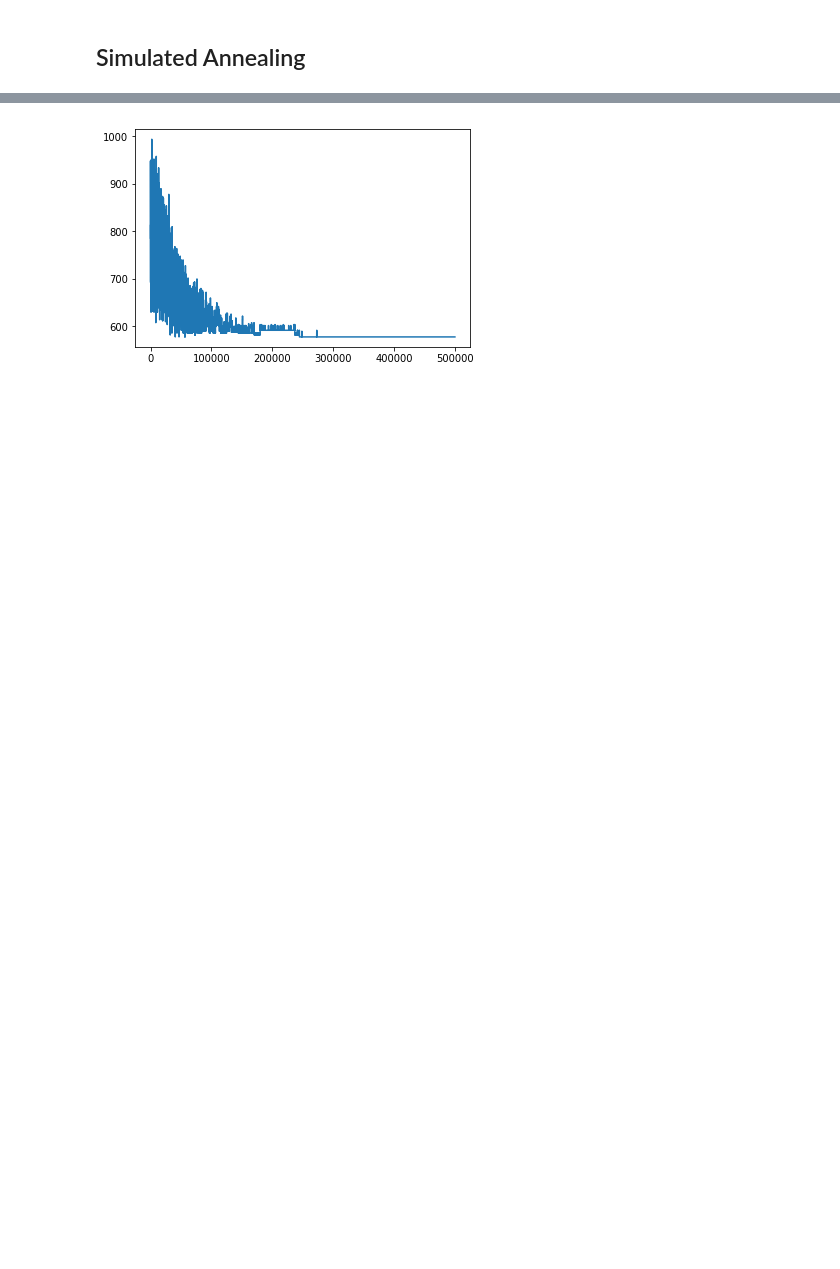
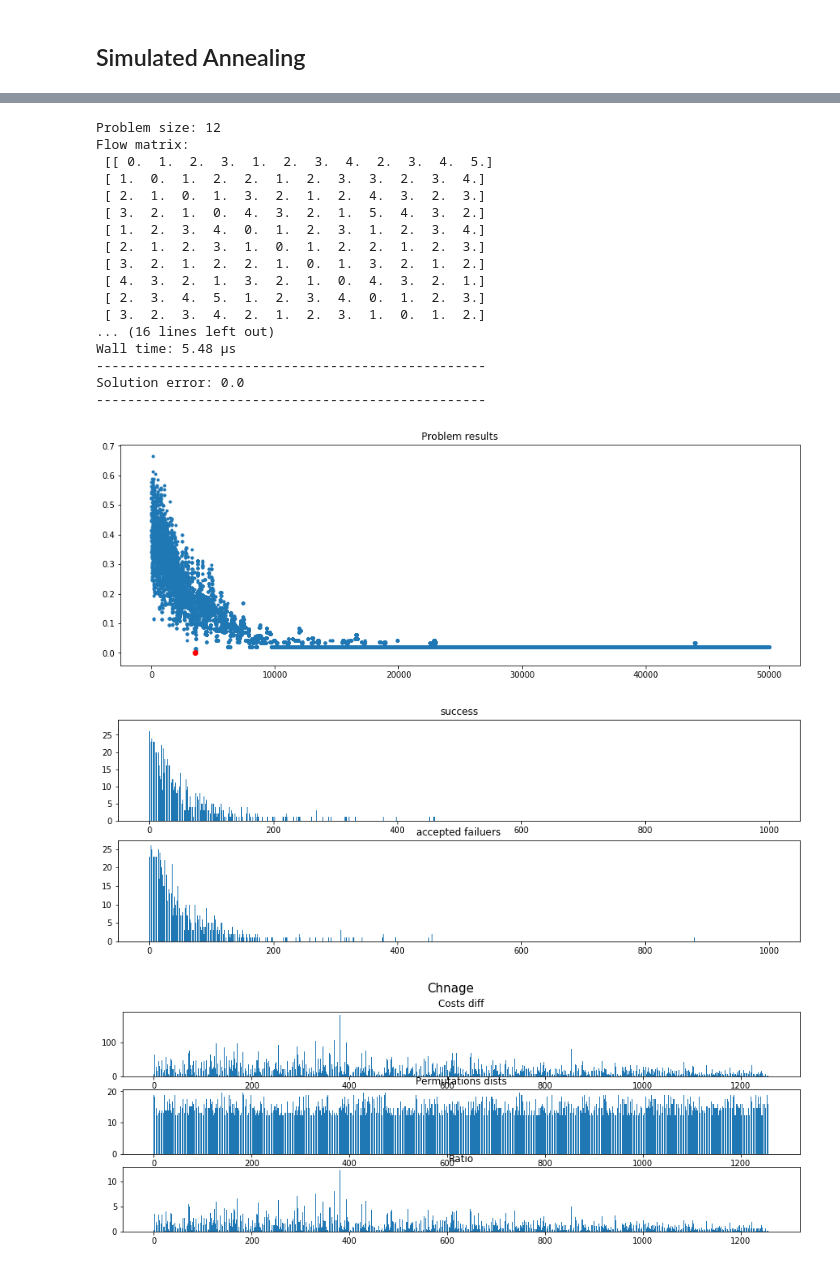
Before and after one commit to kkulczak/evolutional-algorithms, a Jupyter notebook: list01/AE2018_Simulated_Annealing_Demo.ipynb, the cells around one changed output, grey strips where cells are left out. Saved outputs shown, nothing was run; the diff lists cells and outputs as text; code cells hidden in the pictures; blank space fills up the shorter version.

```diff
--- a/list01/AE2018_Simulated_Annealing_Demo.ipynb
+++ b/list01/AE2018_Simulated_Annealing_Demo.ipynb
@@ -152,6 +139,0 @@ print(time.time() - t0, costs.min())
-# %%
-plt.figure()
-plt.plot(costs)
-plt.show()
-# %% [output]
-[figure, removed]
@@ -157,0 +220,31 @@ plt.show()
+# %%
+kwargs = {
+    **prepare_data(12),
+    'T': 50000,
+    'radius': 1,
+    'alpha': 1.0,
+}
+data = simulated_annealing(**kwargs)
+%time
+show_data(*(data + (kwargs,)))
+# %% [output]
+Problem size: 12
+Flow matrix:
+ [[ 0.  1.  2.  3.  1.  2.  3.  4.  2.  3.  4.  5.]
+ [ 1.  0.  1.  2.  2.  1.  2.  3.  3.  2.  3.  4.]
+ [ 2.  1.  0.  1.  3.  2.  1.  2.  4.  3.  2.  3.]
+ [ 3.  2.  1.  0.  4.  3.  2.  1.  5.  4.  3.  2.]
+ [ 1.  2.  3.  4.  0.  1.  2.  3.  1.  2.  3.  4.]
+ [ 2.  1.  2.  3.  1.  0.  1.  2.  2.  1.  2.  3.]
+ [ 3.  2.  1.  2.  2.  1.  0.  1.  3.  2.  1.  2.]
+ [ 4.  3.  2.  1.  3.  2.  1.  0.  4.  3.  2.  1.]
+ [ 2.  3.  4.  5.  1.  2.  3.  4.  0.  1.  2.  3.]
+ [ 3.  2.  3.  4.  2.  1.  2.  3.  1.  0.  1.  2.]
+... (16 lines left out)
+Wall time: 5.48 µs
+--------------------------------------------------
+Solution error: 0.0
+--------------------------------------------------
+[figure, added]
+[figure, added]
+[figure, added]
```
Also changed, not shown: parts of 16 cells of this notebook, 2 other files.
